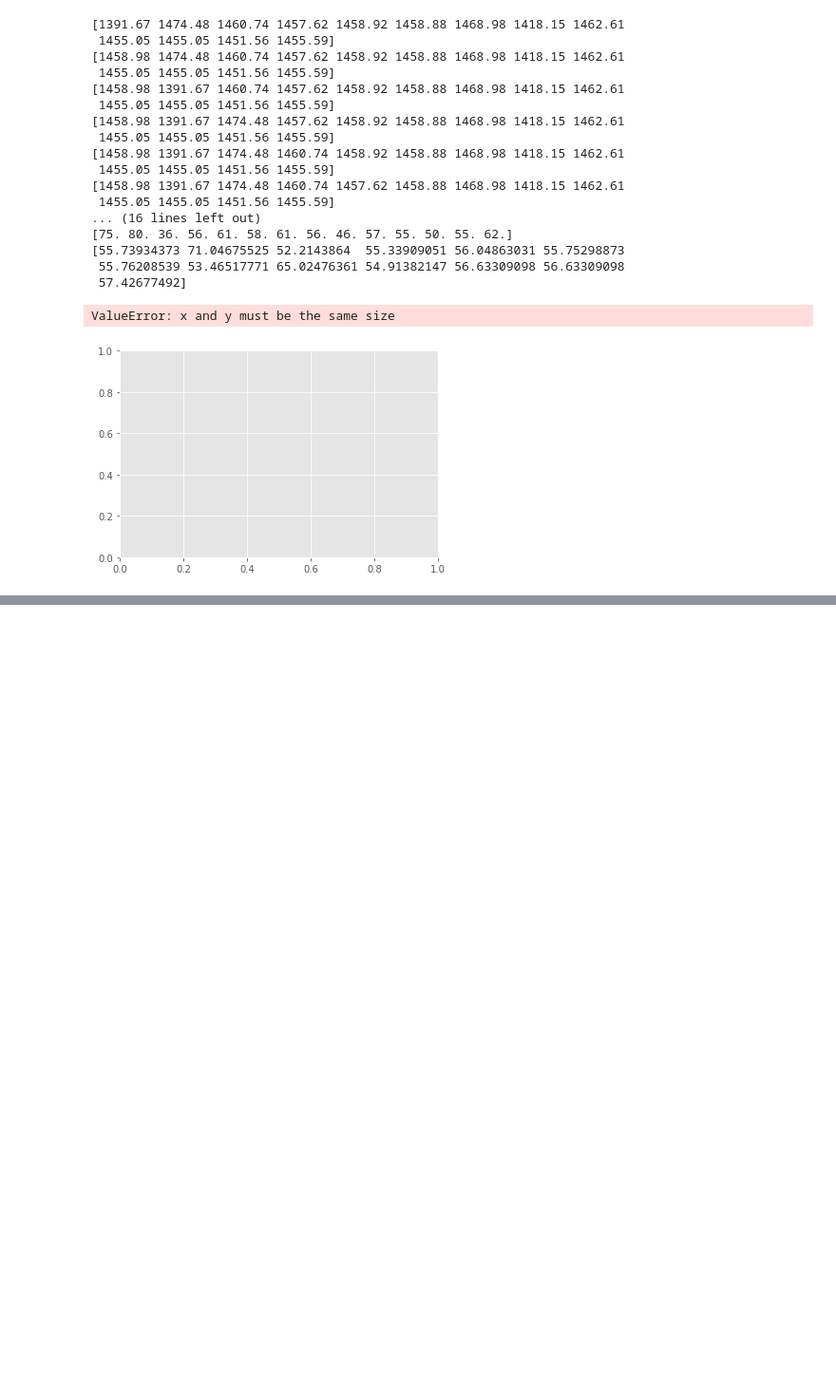
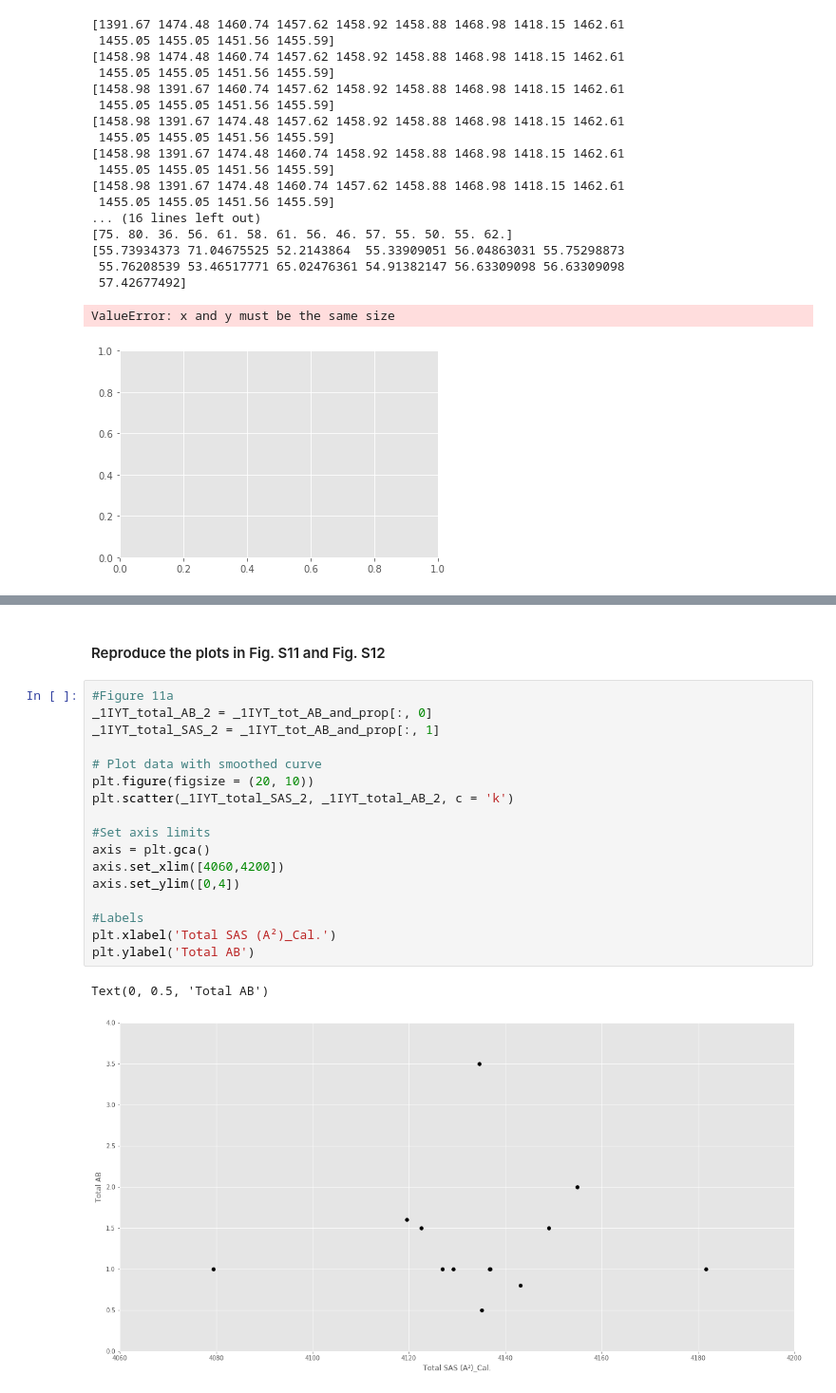
Before and after one commit to 188-project/Amyloid-Beta-Final-Project, a Jupyter notebook: 3-9 Final Project Amyloid Beta.ipynb, the cells around one changed output, grey strips where cells are left out. Shown at 95% size. Cells and saved outputs as stored; diff of their text form; blank space fills up the shorter version.

```diff
--- a/3-9 Final Project Amyloid Beta.ipynb
+++ b/3-9 Final Project Amyloid Beta.ipynb
@@ -1241,0 +1107,22 @@ ValueError: x and y must be the same size
+# %% [markdown]
+#### Reproduce the plots in Fig. S11 and Fig. S12
+# %%
+#Figure 11a
+_1IYT_total_AB_2 = _1IYT_tot_AB_and_prop[:, 0]
+_1IYT_total_SAS_2 = _1IYT_tot_AB_and_prop[:, 1]
+
+# Plot data with smoothed curve
+plt.figure(figsize = (20, 10))
+plt.scatter(_1IYT_total_SAS_2, _1IYT_total_AB_2, c = 'k')
+
+#Set axis limits
+axis = plt.gca()
+axis.set_xlim([4060,4200])
+axis.set_ylim([0,4])
+
+#Labels
+plt.xlabel('Total SAS (A²)_Cal.')
+plt.ylabel('Total AB')
+# %% [output]
+Text(0, 0.5, 'Total AB')
+[figure, added]
```
Also changed, not shown: parts of 83 cells of this notebook.
